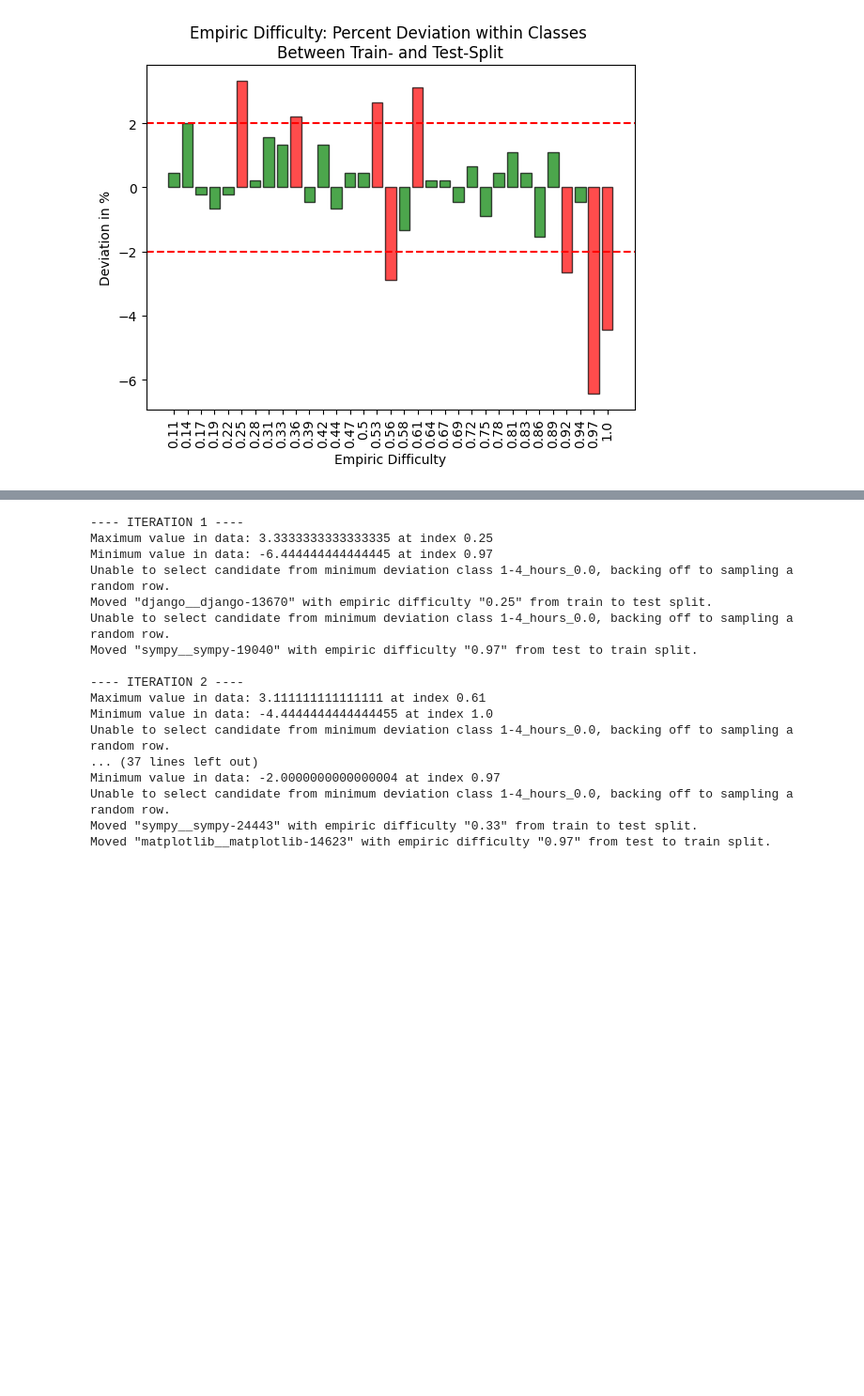
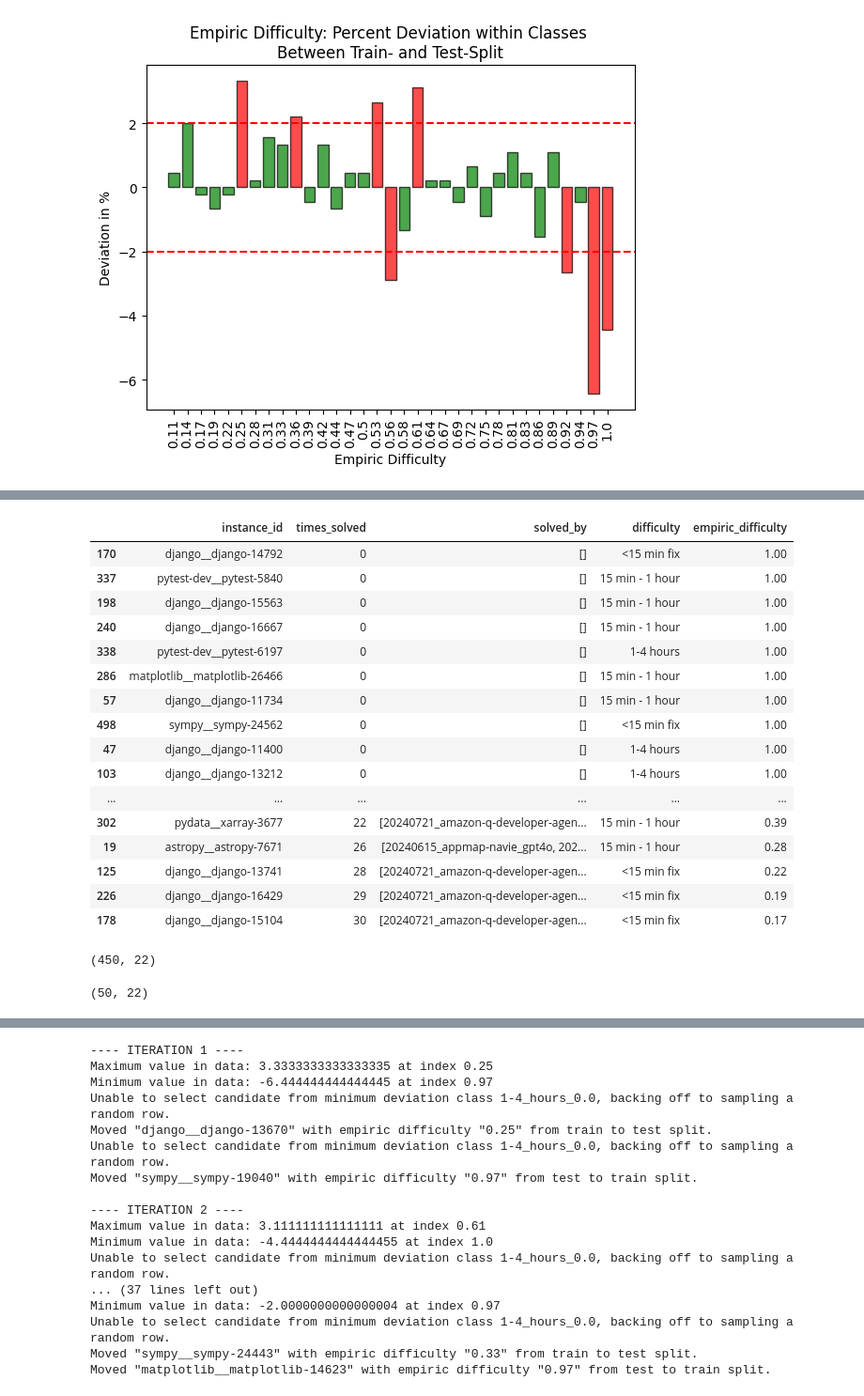
Before and after one commit to Liqs-v2/auto-code-rover, a Jupyter notebook: split_dataset.ipynb, the cells around one changed output, grey strips where cells are left out. Shown at 94% size. Saved outputs shown, nothing was run; the diff lists cells and outputs as text; code cells hidden in the pictures; blank space fills up the shorter version.

```diff
--- a/split_dataset.ipynb
+++ b/split_dataset.ipynb
@@ -468,0 +493,28 @@ plt.savefig('report_resources/train_test_empiric_difficulty_deviation.pdf')
+# %%
+test_df[['instance_id', 'times_solved','solved_by','difficulty','empiric_difficulty']].sort_values(by='empiric_difficulty', ascending=False)
+# %% [output]
+|  | instance_id | times_solved | solved_by | difficulty | empiric_difficulty |
+| 170 | django__django-14792 | 0 | [] | <15 min fix | 1.00 |
+| 337 | pytest-dev__pytest-5840 | 0 | [] | 15 min - 1 hour | 1.00 |
+| 198 | django__django-15563 | 0 | [] | 15 min - 1 hour | 1.00 |
+| 240 | django__django-16667 | 0 | [] | 15 min - 1 hour | 1.00 |
+| 338 | pytest-dev__pytest-6197 | 0 | [] | 1-4 hours | 1.00 |
+| 286 | matplotlib__matplotlib-26466 | 0 | [] | 15 min - 1 hour | 1.00 |
+| 57 | django__django-11734 | 0 | [] | 15 min - 1 hour | 1.00 |
+| 498 | sympy__sympy-24562 | 0 | [] | <15 min fix | 1.00 |
+| 47 | django__django-11400 | 0 | [] | 1-4 hours | 1.00 |
+| 103 | django__django-13212 | 0 | [] | 1-4 hours | 1.00 |
+| ... | ... | ... | ... | ... | ... |
+| 302 | pydata__xarray-3677 | 22 | [20240721_amazon-q-developer-agen... | 15 min - 1 hour | 0.39 |
+| 19 | astropy__astropy-7671 | 26 | [20240615_appmap-navie_gpt4o, 202... | 15 min - 1 hour | 0.28 |
+| 125 | django__django-13741 | 28 | [20240721_amazon-q-developer-agen... | <15 min fix | 0.22 |
+| 226 | django__django-16429 | 29 | [20240721_amazon-q-developer-agen... | <15 min fix | 0.19 |
+| 178 | django__django-15104 | 30 | [20240721_amazon-q-developer-agen... | <15 min fix | 0.17 |
+# %%
+train_df.shape
+# %% [output]
+(450, 22)
+# %%
+test_df.shape
+# %% [output]
+(50, 22)
```
Also changed, not shown: parts of 14 cells of this notebook, 7 other files.
